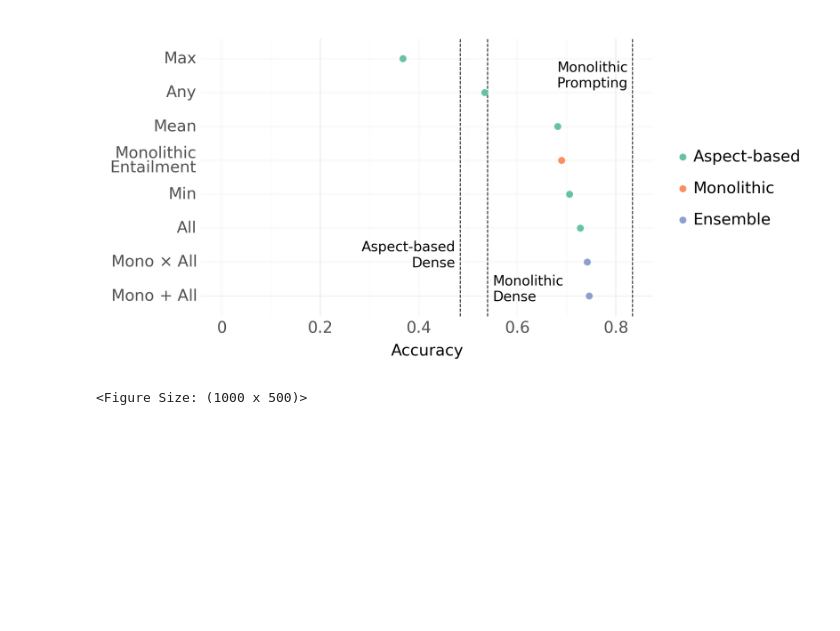
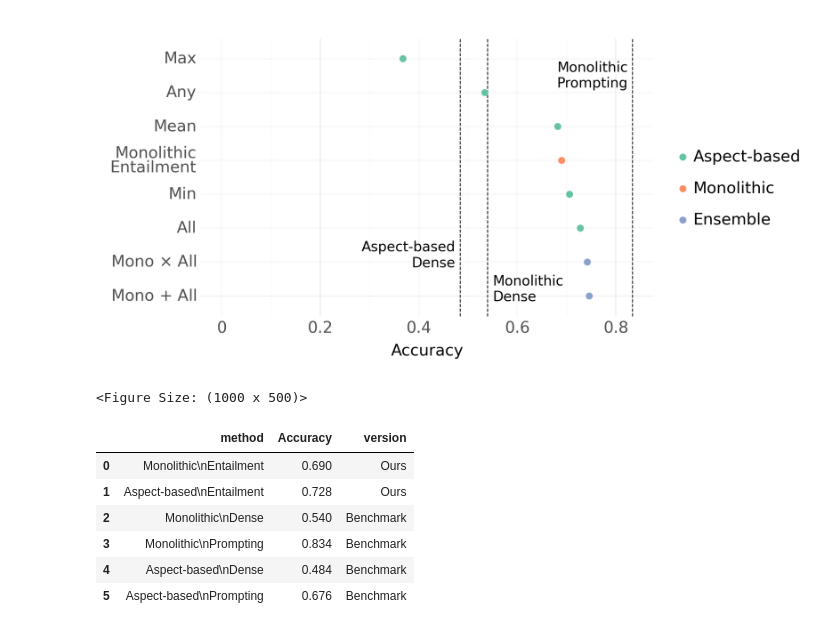
Before and after one commit to baronet2/marir, a Jupyter notebook: RecipeMPR/20_compare_algorithms.ipynb, the cells around one changed output. Saved outputs shown, nothing was run; the diff lists cells and outputs as text; code cells hidden in the pictures; blank space fills up the shorter version.

```diff
--- a/RecipeMPR/20_compare_algorithms.ipynb
+++ b/RecipeMPR/20_compare_algorithms.ipynb
@@ -219,3 +219,36 @@ p
 # %% [output]
 [figure]
 <Figure Size: (1000 x 500)>
+# %%
+accuracy_results_simple = (
+        pd.concat([
+        accuracy_results[['monolithic', 'all']],
+        pd.Series({
+            'Monolithic\nDense': 0.54,
+            'Monolithic\nPrompting': 0.834,
+            'Aspect-based\nDense': 0.484,
+            'Aspect-based\nPrompting': 0.676
+        })
+    ])
+    .pipe(pd.DataFrame)
+    .rename_axis('method', axis = 0)
+    .reset_index()
+    .assign(
+        method = lambda d: d['method'].replace({
+            'monolithic': 'Monolithic\nEntailment',
+            'all': 'Aspect-based\nEntailment'
+        }),
+        version = lambda d: np.where(d['method'].str.contains("Entailment"), "Ours", "Benchmark")
+    )
+    .rename(columns = {0: 'Accuracy'})
+)
+
+accuracy_results_simple
+# %% [output]
+|  | method | Accuracy | version |
+| 0 | Monolithic\nEntailment | 0.690 | Ours |
+| 1 | Aspect-based\nEntailment | 0.728 | Ours |
+| 2 | Monolithic\nDense | 0.540 | Benchmark |
+| 3 | Monolithic\nPrompting | 0.834 | Benchmark |
+| 4 | Aspect-based\nDense | 0.484 | Benchmark |
+| 5 | Aspect-based\nPrompting | 0.676 | Benchmark |
```
Also changed, not shown: parts of 1 cell of this notebook, 1 other file.
